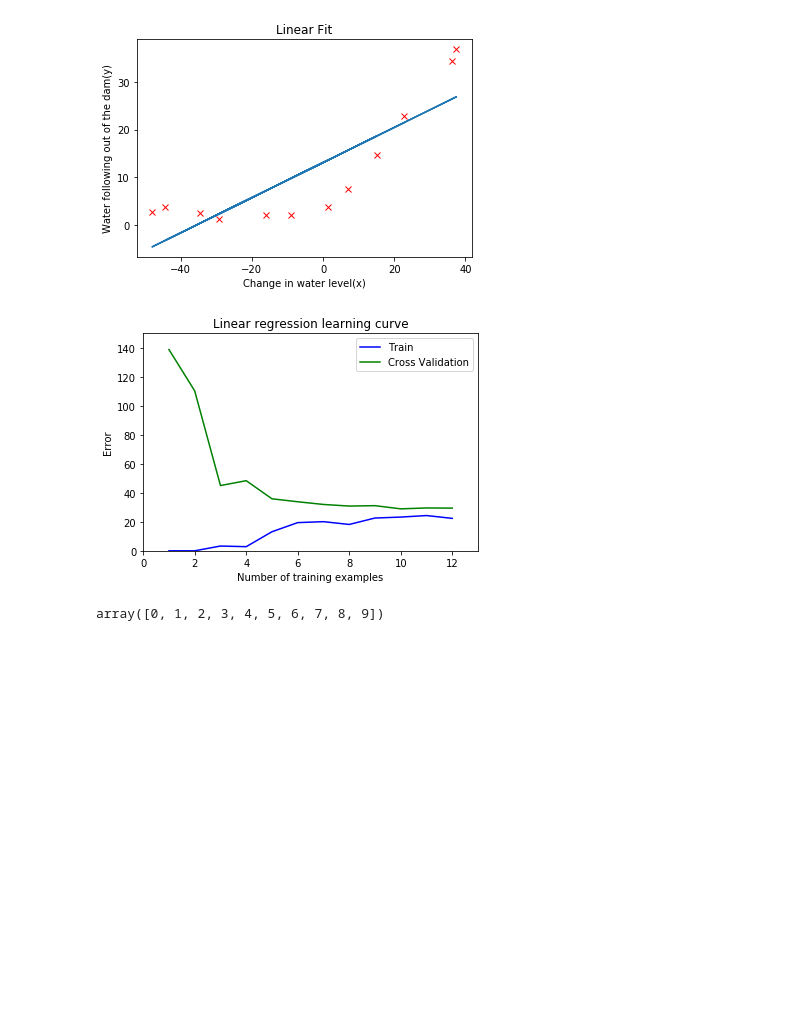
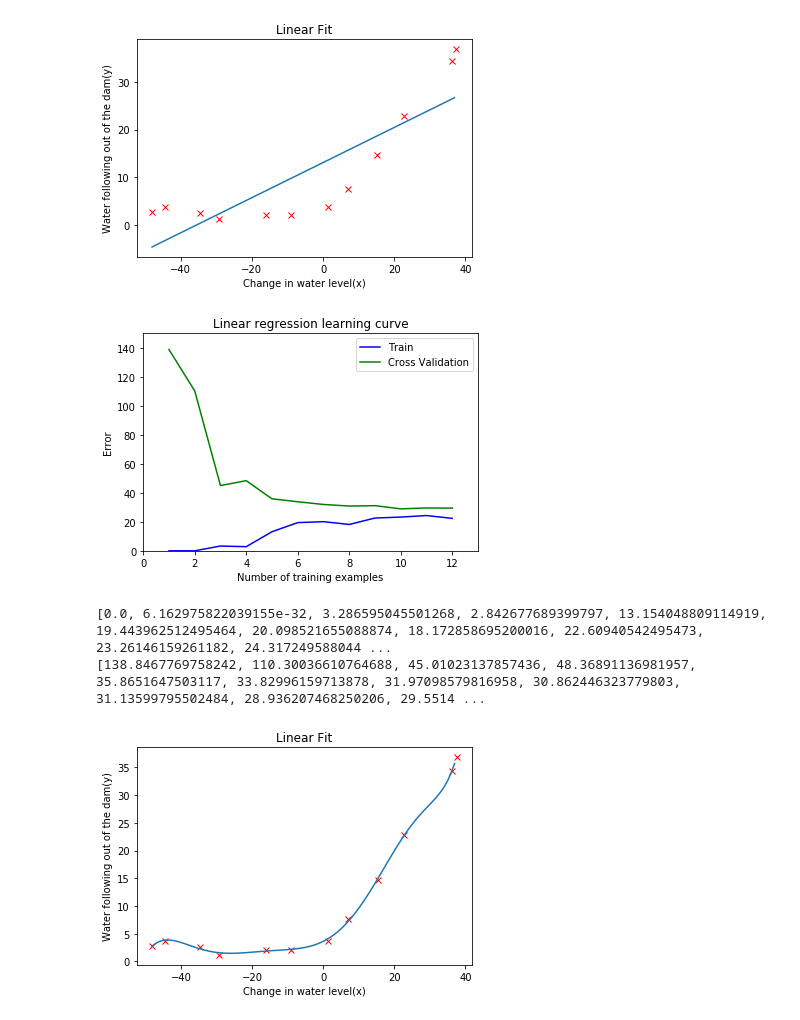
Before and after one commit to jamelouis/machine-learning, a Jupyter notebook: machine-learning-ex5/regulared_linear_regression.ipynb, the cells around one changed output. Drawn from its saved outputs; the diff is of its cells as text; code cells hidden in the pictures; blank space fills up the shorter version.

Commit message:
polynoimal regression
1. poly features
2. learning polynomial regression

```diff
--- a/machine-learning-ex5/regulared_linear_regression.ipynb
+++ b/machine-learning-ex5/regulared_linear_regression.ipynb
@@ -47,15 +47,20 @@ print('intercept: ', reg.intercept_)
 coef:  [[0.36777923]]
 intercept:  [13.08790351]
 # %%
-y_predict = reg.predict(x)
+x_min = min(x.flatten())
+x_max = max(x.flatten())
+x_predict = np.arange(x_min,x_max)
+x_predict = x_predict.reshape(-1,1)
+y_predict = reg.predict(x_predict)
 
-def plotFit(x,y,y_predict):
-    plt.plot( x, y,'rx', x, y_predict, '-');
+def plotFit(x,y,x_predict, y_predict):
+    plt.plot( x, y,'rx');
+    plt.plot( x_predict, y_predict, '-')
     plt.xlabel('Change in water level(x)')
     plt.ylabel('Water following out of the dam(y)')
     plt.title('Linear Fit')
     plt.show();
-plotFit(x,y,y_predict)
+plotFit(x,y,x_predict,y_predict)
 # %% [output]
 [figure]
 # %%
@@ -99,9 +104,34 @@ def plotLearnCurve(t_errors,cv_errors):
 
 t_errors, cv_errors = calcLearnCurve(x,y,x_cv,y_cv)
 plotLearnCurve(t_errors, cv_errors)
+print(t_errors)
+print(cv_errors)
 # %% [output]
 [figure]
+[0.0, 6.162975822039155e-32, 3.286595045501268, 2.842677689399797, 13.154048809114919, 19.443962512495464, 20.098521655088874, 18.172858695200016, 22.60940542495473, 23.26146159261182, 24.317249588044 ...
+[138.8467769758242, 110.30036610764688, 45.01023137857436, 48.36891136981957, 35.8651647503117, 33.82996159713878, 31.97098579816958, 30.862446323779803, 31.13599795502484, 28.936207468250206, 29.5514 ...
-# %%
-np.arange(10)
-# %% [output]
-array([0, 1, 2, 3, 4, 5, 6, 7, 8, 9])
+# %%
+def polynomial(x,p):
+    x_poly = x
+    for i in range(2,p+1):
+        xx = x**i
+        x_poly = np.insert(x_poly, i-1, xx.flatten(), axis=1)
+    return x_poly
+
+x_poly_8 = polynomial(x,8)
+x_poly_predict_8 = polynomial(x_predict,8)
+x_cv_poly_8 = polynomial(x_cv,8)
+# %%
+from sklearn import preprocessing
+scaler = preprocessing.StandardScaler().fit(x_poly_8)
+x_poly_8 = scaler.transform(x_poly_8)
+x_poly_predict_8 = scaler.transform(x_poly_predict_8);
+x_cv_poly_8 = scaler.transform(x_cv_poly_8);
+# %%
+poly_reg = linear_model.LinearRegression();
+poly_reg.fit(x_poly_8,y);
+
+y_poly_predict = poly_reg.predict(x_poly_predict_8)
+plotFit(x,y,x_predict,y_poly_predict)
+# %% [output]
+[figure, added]
```
Also changed, not shown: parts of 1 cell of this notebook.
